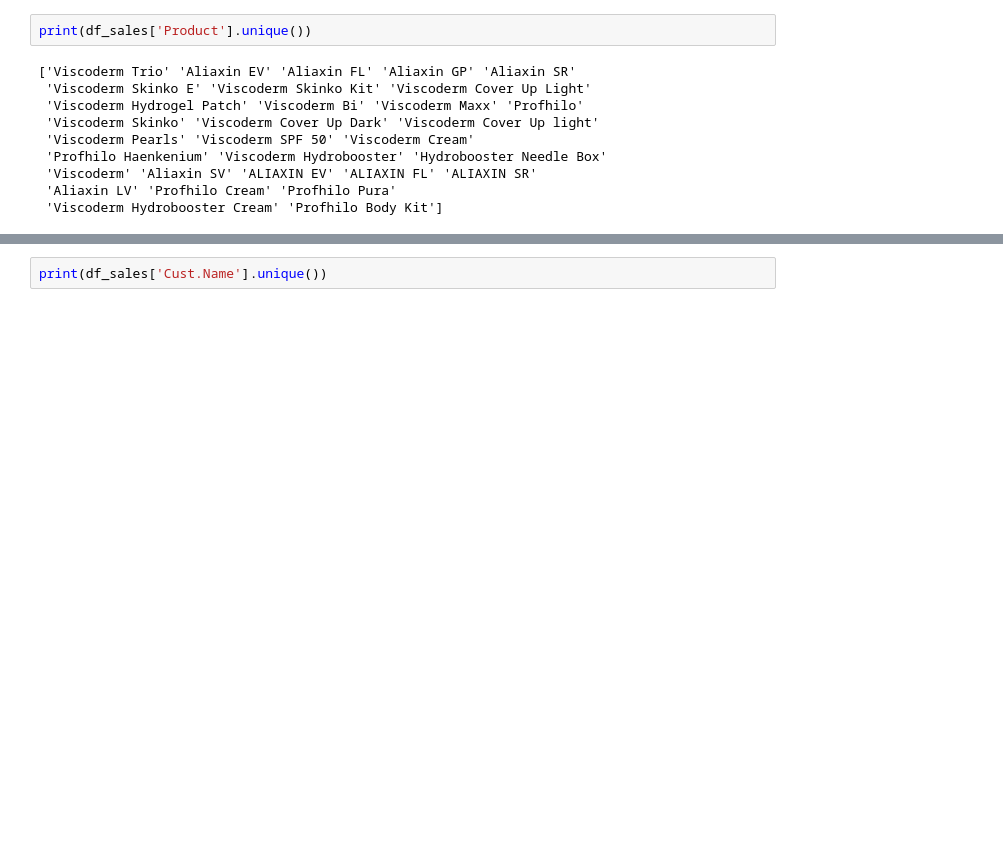
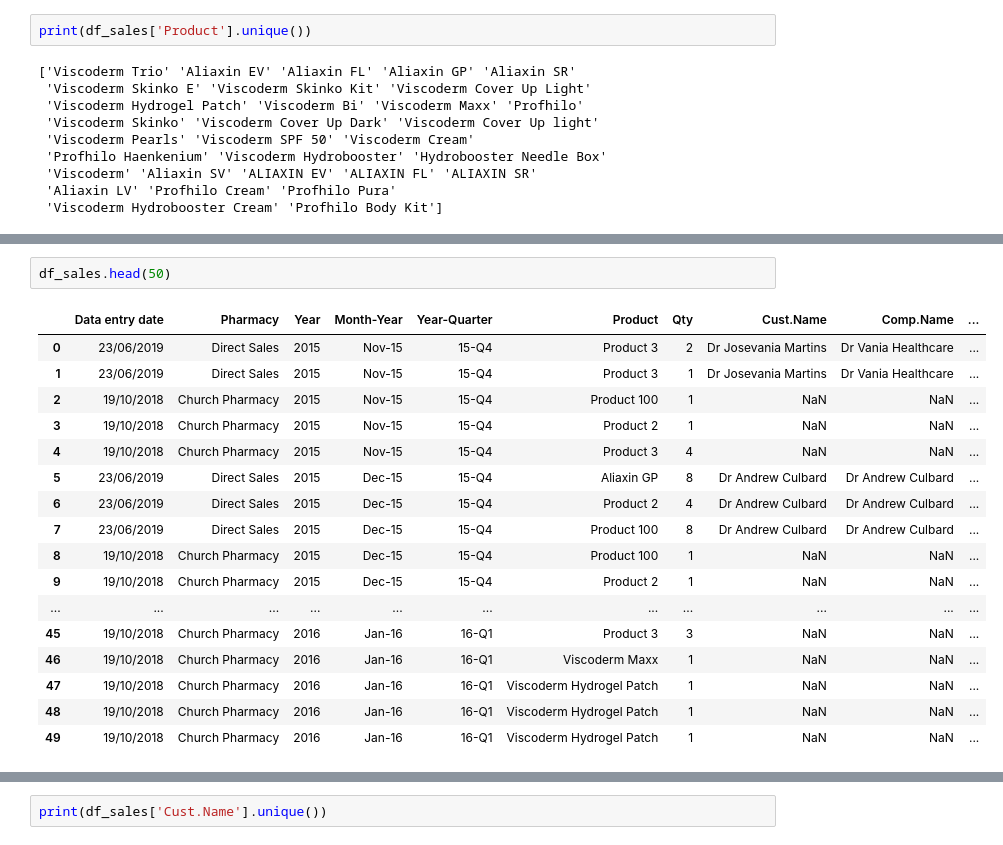
Before and after one commit to Rushayeal/Dissertation, a Jupyter notebook: Source/Rushayeal-Forecasting.ipynb, the cells around one changed output, grey strips where cells are left out. Saved outputs shown, nothing was run; the diff lists cells and outputs as text; blank space fills up the shorter version.

```diff
--- a/Source/Rushayeal-Forecasting.ipynb
+++ b/Source/Rushayeal-Forecasting.ipynb
@@ -75,0 +237,20 @@ print(df_sales['Product'].unique())
+# %%
+df_sales.head(50)
+# %% [output]
+|  | Data entry date | Pharmacy | Year | Month-Year | Year-Quarter | Product | Qty | Cust.Name | Comp.Name | ... |
+| 0 | 23/06/2019 | Direct Sales | 2015 | Nov-15 | 15-Q4 | Product 3 | 2 | Dr Josevania Martins | Dr Vania Healthcare | ... |
+| 1 | 23/06/2019 | Direct Sales | 2015 | Nov-15 | 15-Q4 | Product 3 | 1 | Dr Josevania Martins | Dr Vania Healthcare | ... |
+| 2 | 19/10/2018 | Church Pharmacy | 2015 | Nov-15 | 15-Q4 | Product 100 | 1 | NaN | NaN | ... |
+| 3 | 19/10/2018 | Church Pharmacy | 2015 | Nov-15 | 15-Q4 | Product 2 | 1 | NaN | NaN | ... |
+| 4 | 19/10/2018 | Church Pharmacy | 2015 | Nov-15 | 15-Q4 | Product 3 | 4 | NaN | NaN | ... |
+| 5 | 23/06/2019 | Direct Sales | 2015 | Dec-15 | 15-Q4 | Aliaxin GP | 8 | Dr Andrew Culbard | Dr Andrew Culbard | ... |
+| 6 | 23/06/2019 | Direct Sales | 2015 | Dec-15 | 15-Q4 | Product 2 | 4 | Dr Andrew Culbard | Dr Andrew Culbard | ... |
+| 7 | 23/06/2019 | Direct Sales | 2015 | Dec-15 | 15-Q4 | Product 100 | 8 | Dr Andrew Culbard | Dr Andrew Culbard | ... |
+| 8 | 19/10/2018 | Church Pharmacy | 2015 | Dec-15 | 15-Q4 | Product 100 | 1 | NaN | NaN | ... |
+| 9 | 19/10/2018 | Church Pharmacy | 2015 | Dec-15 | 15-Q4 | Product 2 | 1 | NaN | NaN | ... |
+| ... | ... | ... | ... | ... | ... | ... | ... | ... | ... | ... |
+| 45 | 19/10/2018 | Church Pharmacy | 2016 | Jan-16 | 16-Q1 | Product 3 | 3 | NaN | NaN | ... |
+| 46 | 19/10/2018 | Church Pharmacy | 2016 | Jan-16 | 16-Q1 | Viscoderm Maxx | 1 | NaN | NaN | ... |
+| 47 | 19/10/2018 | Church Pharmacy | 2016 | Jan-16 | 16-Q1 | Viscoderm Hydrogel Patch | 1 | NaN | NaN | ... |
+| 48 | 19/10/2018 | Church Pharmacy | 2016 | Jan-16 | 16-Q1 | Viscoderm Hydrogel Patch | 1 | NaN | NaN | ... |
+| 49 | 19/10/2018 | Church Pharmacy | 2016 | Jan-16 | 16-Q1 | Viscoderm Hydrogel Patch | 1 | NaN | NaN | ... |
```
Also changed, not shown: parts of 25 cells of this notebook, 3 other files.
